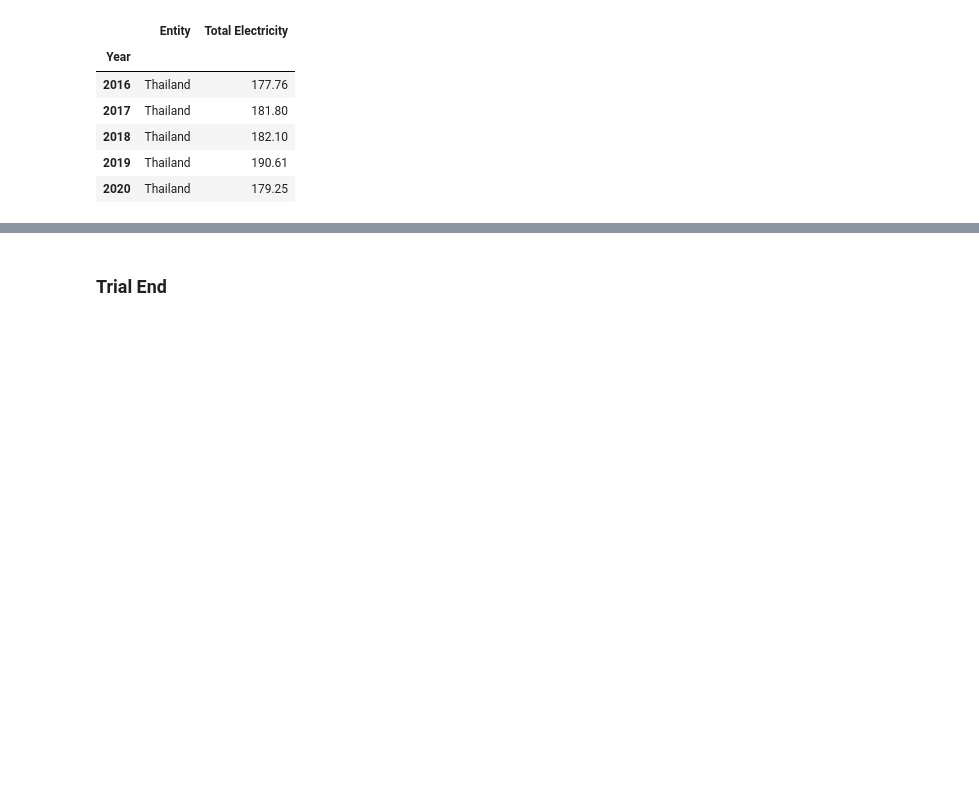
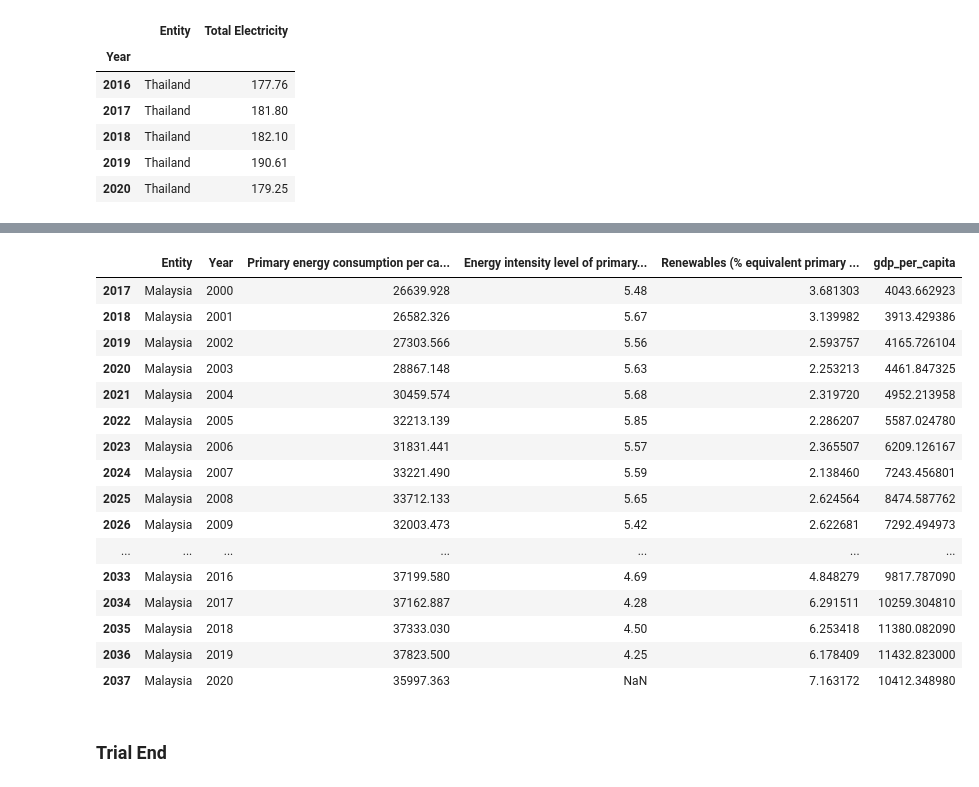
Before and after one commit to lurza/Sustainable_Energy_2020_2022, a Jupyter notebook: Sustainable_Energy1.ipynb, the cells around one changed output, grey strips where cells are left out. Drawn from its saved outputs; the diff is of its cells as text; code cells hidden in the pictures; blank space fills up the shorter version.

```diff
--- a/Sustainable_Energy1.ipynb
+++ b/Sustainable_Energy1.ipynb
@@ -441,0 +475,20 @@ draw_graph(sea, trial0)
+# %%
+primary_energy_sea[primary_energy_sea['Entity']=='Malaysia']
+# %% [output]
+|  | Entity | Year | Primary energy consumption per ca... | Energy intensity level of primary... | Renewables (% equivalent primary ... | gdp_per_capita |
+| 2017 | Malaysia | 2000 | 26639.928 | 5.48 | 3.681303 | 4043.662923 |
+| 2018 | Malaysia | 2001 | 26582.326 | 5.67 | 3.139982 | 3913.429386 |
+| 2019 | Malaysia | 2002 | 27303.566 | 5.56 | 2.593757 | 4165.726104 |
+| 2020 | Malaysia | 2003 | 28867.148 | 5.63 | 2.253213 | 4461.847325 |
+| 2021 | Malaysia | 2004 | 30459.574 | 5.68 | 2.319720 | 4952.213958 |
+| 2022 | Malaysia | 2005 | 32213.139 | 5.85 | 2.286207 | 5587.024780 |
+| 2023 | Malaysia | 2006 | 31831.441 | 5.57 | 2.365507 | 6209.126167 |
+| 2024 | Malaysia | 2007 | 33221.490 | 5.59 | 2.138460 | 7243.456801 |
+| 2025 | Malaysia | 2008 | 33712.133 | 5.65 | 2.624564 | 8474.587762 |
+| 2026 | Malaysia | 2009 | 32003.473 | 5.42 | 2.622681 | 7292.494973 |
+| ... | ... | ... | ... | ... | ... | ... |
+| 2033 | Malaysia | 2016 | 37199.580 | 4.69 | 4.848279 | 9817.787090 |
+| 2034 | Malaysia | 2017 | 37162.887 | 4.28 | 6.291511 | 10259.304810 |
+| 2035 | Malaysia | 2018 | 37333.030 | 4.50 | 6.253418 | 11380.082090 |
+| 2036 | Malaysia | 2019 | 37823.500 | 4.25 | 6.178409 | 11432.823000 |
+| 2037 | Malaysia | 2020 | 35997.363 | NaN | 7.163172 | 10412.348980 |
```
Also changed, not shown: parts of 14 cells of this notebook.
